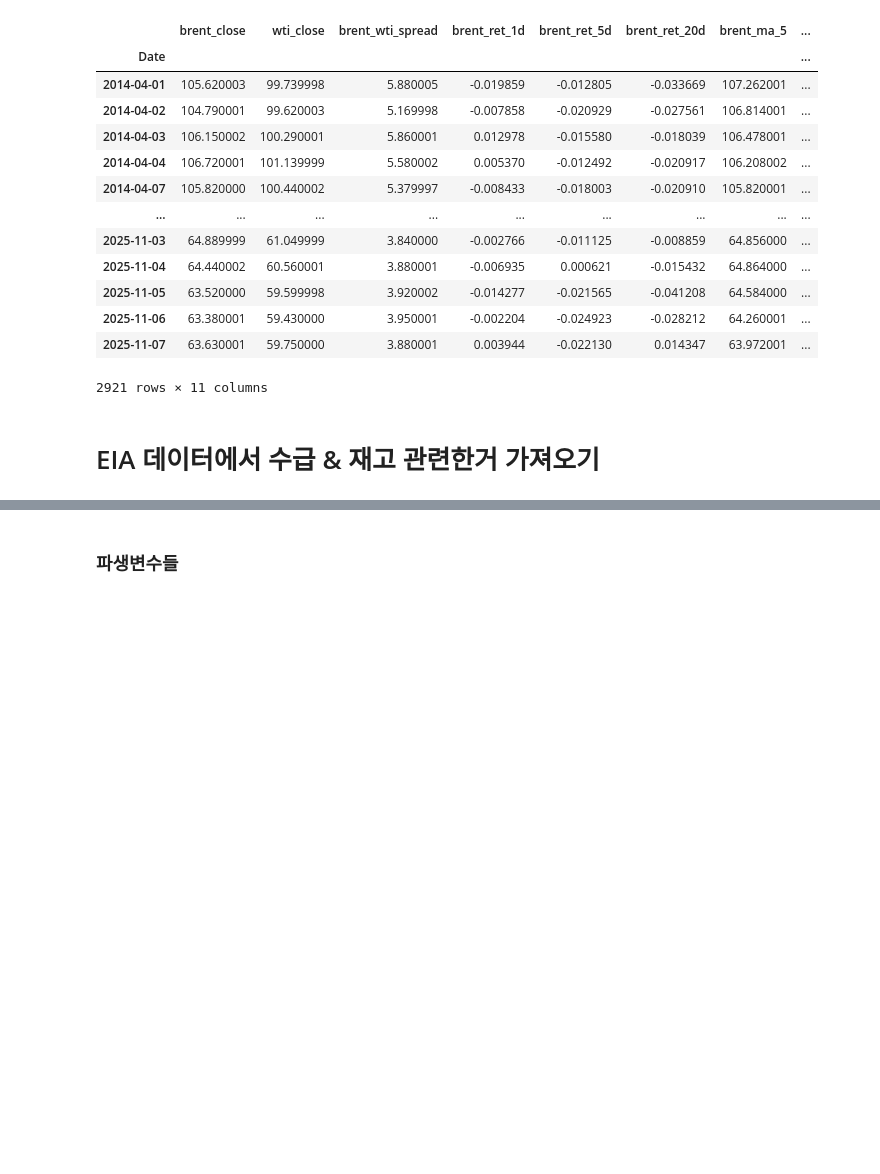
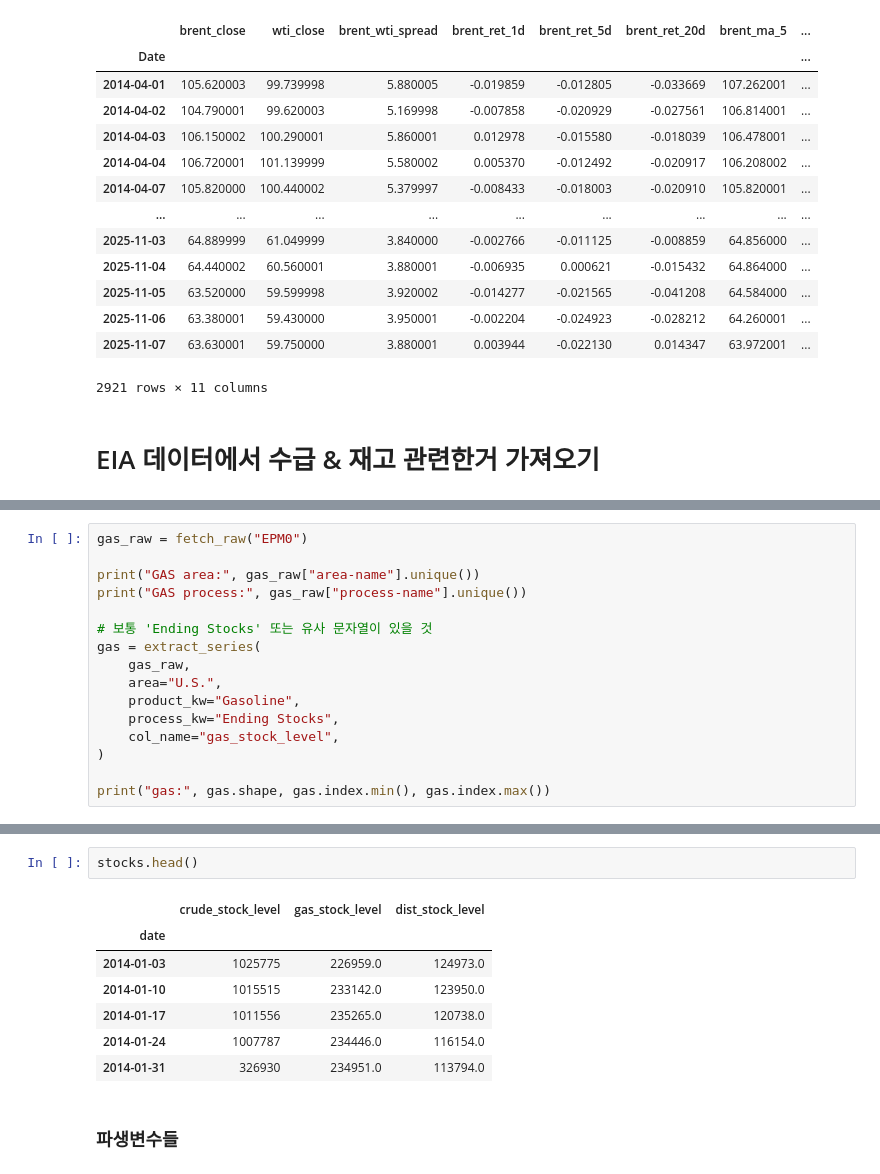
Before and after one commit to Market-Plan-B/Market-Plan-B-AI, a Jupyter notebook: market-tower/데이터.ipynb, the cells around one changed output, grey strips where cells are left out. Drawn from its saved outputs; the diff is of its cells as text; blank space fills up the shorter version.

```diff
--- a/market-tower/데이터.ipynb
+++ b/market-tower/데이터.ipynb
@@ -242,0 +255,16 @@ date
+# %%
+gas_raw = fetch_raw("EPM0")
+
+print("GAS area:", gas_raw["area-name"].unique())
+print("GAS process:", gas_raw["process-name"].unique())
+
+# 보통 'Ending Stocks' 또는 유사 문자열이 있을 것
+gas = extract_series(
+    gas_raw,
+    area="U.S.",
+    product_kw="Gasoline",
+    process_kw="Ending Stocks",
+    col_name="gas_stock_level",
+)
+
+print("gas:", gas.shape, gas.index.min(), gas.index.max())
@@ -243,3 +313,13 @@ date
+# %%
+stocks.head()
+# %% [output]
+|  | crude_stock_level | gas_stock_level | dist_stock_level |
+| date |  |  |  |
+| 2014-01-03 | 1025775 | 226959.0 | 124973.0 |
+| 2014-01-10 | 1015515 | 233142.0 | 123950.0 |
+| 2014-01-17 | 1011556 | 235265.0 | 120738.0 |
+| 2014-01-24 | 1007787 | 234446.0 | 116154.0 |
+| 2014-01-31 | 326930 | 234951.0 | 113794.0 |
 # %% [markdown]
 ### 파생변수들
 # %%
```
Also changed, not shown: parts of 29 cells of this notebook.
